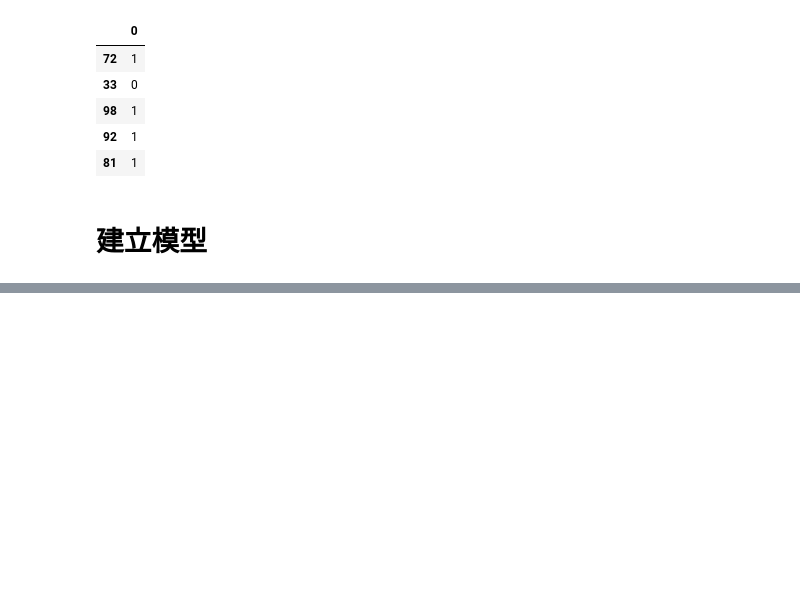
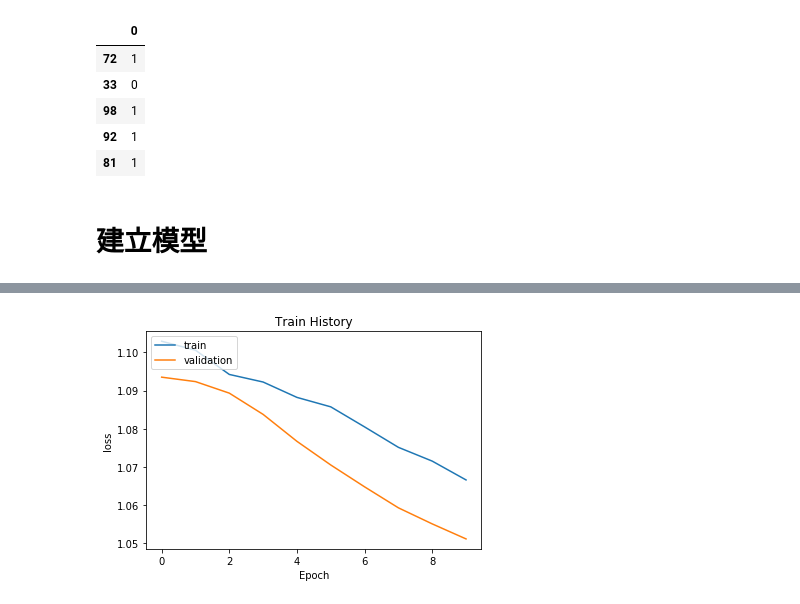
Before and after one commit to 3A632016/DL_HW05, a Jupyter notebook: 第七周作業.ipynb, the cells around one changed output, grey strips where cells are left out. Cells and saved outputs as stored; diff of their text form; code cells hidden in the pictures; blank space fills up the shorter version.

```diff
--- a/第七周作業.ipynb
+++ b/第七周作業.ipynb
@@ -180,0 +216,4 @@ model.add(Dense(units = 10,
+# %%
+show_train_history(train_history,'loss', 'val_loss')
+# %% [output]
+[figure, added]
```
Also changed, not shown: parts of 8 cells of this notebook.
